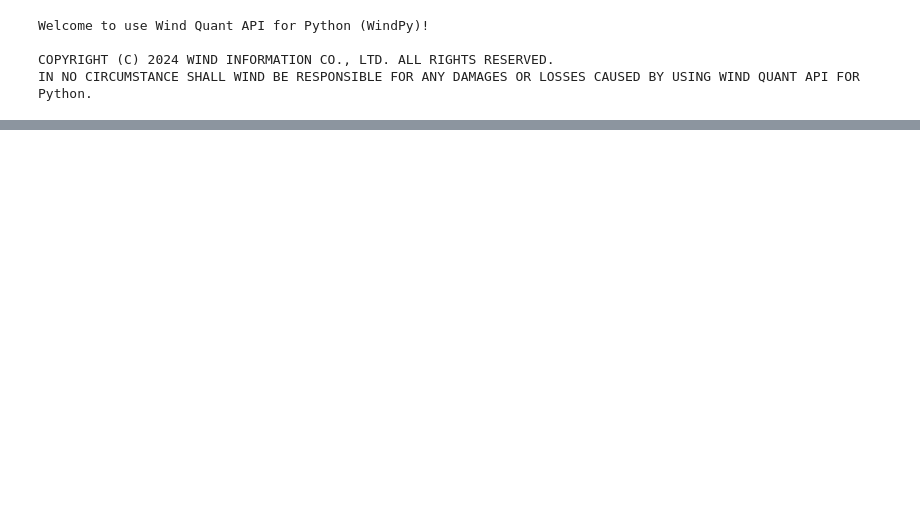
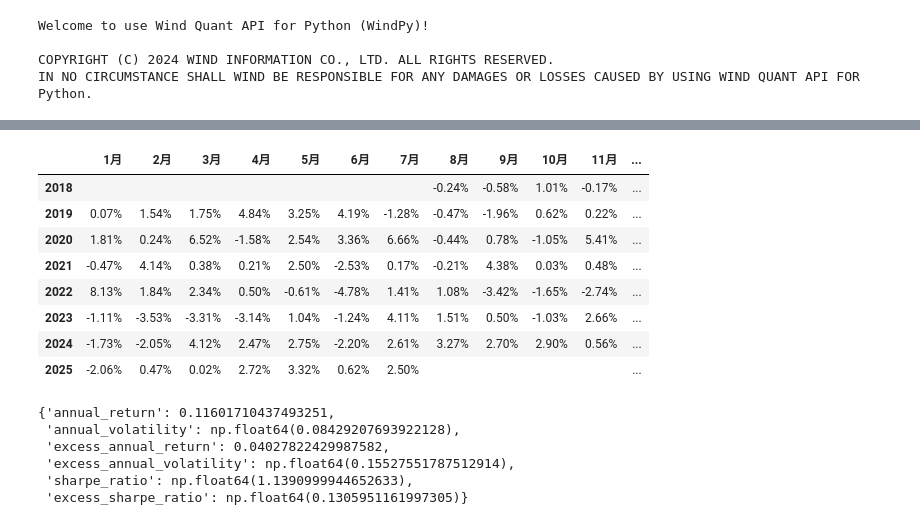
Before and after one commit to Slow-birds/Private_nav_research, a Jupyter notebook: test.ipynb, the cells around one changed output, grey strips where cells are left out. Drawn from its saved outputs; the diff is of its cells as text; code cells hidden in the pictures; blank space fills up the shorter version.

```diff
--- a/test.ipynb
+++ b/test.ipynb
@@ -27,2 +10,0 @@ nav_data
-# %%
-nav_data = nav_normalization(nav_data)
@@ -64,0 +11,4 @@ nav_df
+# %%
+nav_df = nav_normalization(nav_data)
+freq = infer_frequency(nav_df)
+nav_df = date_normalization(nav_df, freq)
@@ -64,0 +43,2 @@ nav_df
+# %%
+df_nav, df_return, df_drawdown = intermediate_df(nav_df, "NH0100.NHF")
@@ -135,0 +166,38 @@ def get_nav_ratio_table(df_nav):
+# %%
+def calculate_monthly_performance(df_nav):
+    """
+    目前只支持月度胜率统计
+    """
+    # 找到日期序列中每个月的最后一天,并求月度收益
+    monthly_rtn = df_nav.sort_values("date").groupby(df_nav["date"].dt.to_period("M")).tail(1).reset_index(drop=True)
+    monthly_rtn["rtn"] = monthly_rtn["nav_adjusted"] / monthly_rtn["nav_adjusted"].shift(1)-1
+    monthly_rtn.iloc[0, monthly_rtn.columns.get_loc("rtn")] = (monthly_rtn.iloc[0]["nav_adjusted"] - 1)
+    # 生成月度收益表
+    monthly_rtn["year"] = monthly_rtn["date"].dt.year
+    monthly_rtn["month"] = monthly_rtn["date"].dt.month
+    monthly_rtn = monthly_rtn.pivot_table(index="year", columns="month", values="rtn", aggfunc="sum")
+    monthly_rtn.columns = [f"{x}月" for x in monthly_rtn.columns]
+    monthly_rtn.index.name = None
+    # 计算年度总收益和月度胜率
+    monthly_rtn["年度总收益"] = monthly_rtn.apply(lambda x: np.prod(x + 1) - 1, axis=1)
+    monthly_rtn["月度胜率"] = monthly_rtn.apply(lambda x: (x >= 0).sum() / (~np.isnan(x)).sum(), axis=1)
+    # 保留四位小数
+    monthly_rtn = monthly_rtn.map(lambda x: round(x, 4))
+    for col in monthly_rtn.columns:
+        monthly_rtn[col] = monthly_rtn[col].map(lambda x: f"{x:.2%}")
+    # 将NAN变成NULL
+    if (monthly_rtn.iloc[0, :] == "nan%").sum() + 3 == monthly_rtn.shape[1] and monthly_rtn.iloc[0, monthly_rtn.shape[1] - 3] == "0.000%":
+        monthly_rtn = monthly_rtn.iloc[1:]
+    return monthly_rtn.replace("nan%", "")
+# %%
+calculate_monthly_performance(df_nav)
+# %% [output]
+|  | 1月 | 2月 | 3月 | 4月 | 5月 | 6月 | 7月 | 8月 | 9月 | 10月 | 11月 | ... |
+| 2018 |  |  |  |  |  |  |  | -0.24% | -0.58% | 1.01% | -0.17% | ... |
+| 2019 | 0.07% | 1.54% | 1.75% | 4.84% | 3.25% | 4.19% | -1.28% | -0.47% | -1.96% | 0.62% | 0.22% | ... |
+| 2020 | 1.81% | 0.24% | 6.52% | -1.58% | 2.54% | 3.36% | 6.66% | -0.44% | 0.78% | -1.05% | 5.41% | ... |
+| 2021 | -0.47% | 4.14% | 0.38% | 0.21% | 2.50% | -2.53% | 0.17% | -0.21% | 4.38% | 0.03% | 0.48% | ... |
+| 2022 | 8.13% | 1.84% | 2.34% | 0.50% | -0.61% | -4.78% | 1.41% | 1.08% | -3.42% | -1.65% | -2.74% | ... |
+| 2023 | -1.11% | -3.53% | -3.31% | -3.14% | 1.04% | -1.24% | 4.11% | 1.51% | 0.50% | -1.03% | 2.66% | ... |
+| 2024 | -1.73% | -2.05% | 4.12% | 2.47% | 2.75% | -2.20% | 2.61% | 3.27% | 2.70% | 2.90% | 0.56% | ... |
+| 2025 | -2.06% | 0.47% | 0.02% | 2.72% | 3.32% | 0.62% | 2.50% |  |  |  |  | ... |
@@ -135,0 +218,9 @@ def get_nav_ratio_table(df_nav):
+# %%
+nav_ratio(nav_df, "NH0100.NHF", "w")
+# %% [output]
+{'annual_return': 0.11601710437493251,
+ 'annual_volatility': np.float64(0.08429207693922128),
+ 'excess_annual_return': 0.04027822429987582,
+ 'excess_annual_volatility': np.float64(0.15527551787512914),
+ 'sharpe_ratio': np.float64(1.1390999944652633),
+ 'excess_sharpe_ratio': np.float64(0.1305951161997305)}
```
Also changed, not shown: parts of 17 cells of this notebook, 9 other files.
